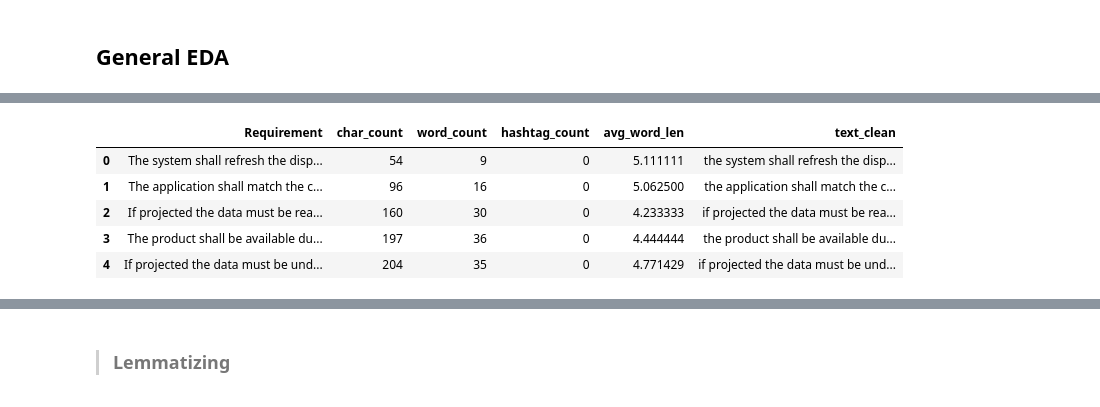
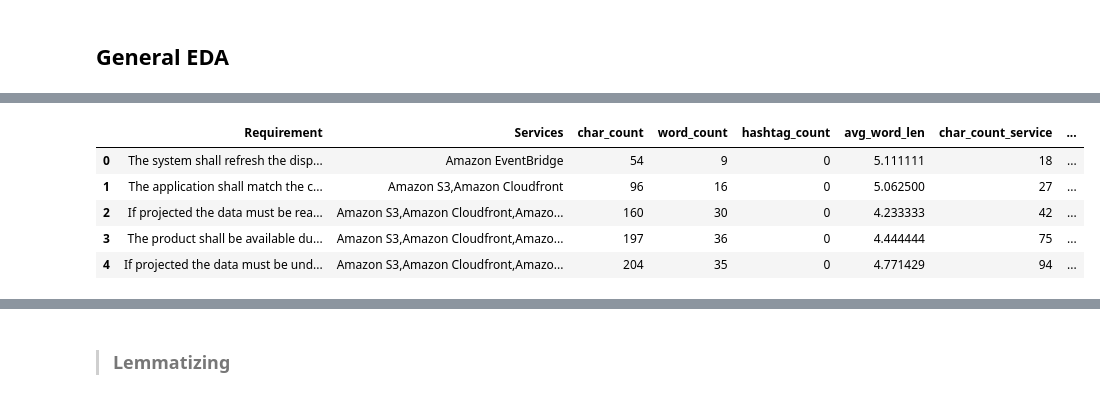
Before and after one commit to priyanshujha98/Cloud-Service-Recommender, a Jupyter notebook: code.ipynb, the cells around one changed output, grey strips where cells are left out. Drawn from its saved outputs; the diff is of its cells as text; code cells hidden in the pictures.

```diff
--- a/code.ipynb
+++ b/code.ipynb
@@ -36,6 +31,7 @@ final_df = pd.read_csv("./dataset/final_combined2.csv").reset_index()
 del final_df['Unnamed: 0']
 final_df = final_df.drop(['index'], axis=1)
 # %%
-final_df.dropna()
-final_df.describe()
+final_df=final_df.dropna()
+print(final_df.describe())
+final_df.shape
 # %% [output]
@@ -51,6 +54,7 @@ final_df.describe()
 from nltk.corpus import stopwords
 from nltk.tokenize import sent_tokenize
 # %%
+#*********For Requirements************
 # Character count
 final_df['char_count'] = final_df['Requirement'].map(lambda x: len(x))
 # Word counts
@@ -60,5 +64,15 @@ final_df["hashtag_count"] = final_df["Requirement"].map(lambda x: x.count("#"))
 # Average word length
 final_df["avg_word_len"] = final_df["Requirement"].map(lambda x: np.mean([len(w) for w in str(x).split()]))
 
+#**************For Services
+# Character count
+final_df['char_count_service'] = final_df['Services'].map(lambda x: len(x))
+# Word counts
+final_df["word_count_service"] = final_df["Services"].map(lambda x: len(x.split()))
+# String counts
+final_df["hashtag_count_service"] = final_df["Services"].map(lambda x: x.count("#"))
+# Average word length
+final_df["avg_word_len_service"] = final_df["Services"].map(lambda x: np.mean([len(w) for w in str(x).split()]))
+
 final_df.head(10)
 # %% [output]
@@ -95,14 +111,15 @@ def clean_text(text):
     return text
 # %%
 final_df["text_clean"] = final_df["Requirement"].map(lambda x: clean_text(x))
+final_df["text_clean_services"] = final_df["Services"].map(lambda x: x.lower())
 final_df.head()
 # %% [output]
-|  | Requirement | char_count | word_count | hashtag_count | avg_word_len | text_clean |
-| 0 | The system shall refresh the disp... | 54 | 9 | 0 | 5.111111 | the system shall refresh the disp... |
-| 1 | The application shall match the c... | 96 | 16 | 0 | 5.062500 | the application shall match the c... |
-| 2 | If projected the data must be rea... | 160 | 30 | 0 | 4.233333 | if projected the data must be rea... |
-| 3 | The product shall be available du... | 197 | 36 | 0 | 4.444444 | the product shall be available du... |
-| 4 | If projected the data must be und... | 204 | 35 | 0 | 4.771429 | if projected the data must be und... |
+|  | Requirement | Services | char_count | word_count | hashtag_count | avg_word_len | char_count_service | ... |
+| 0 | The system shall refresh the disp... | Amazon EventBridge | 54 | 9 | 0 | 5.111111 | 18 | ... |
+| 1 | The application shall match the c... | Amazon S3,Amazon Cloudfront | 96 | 16 | 0 | 5.062500 | 27 | ... |
+| 2 | If projected the data must be rea... | Amazon S3,Amazon Cloudfront,Amazo... | 160 | 30 | 0 | 4.233333 | 42 | ... |
+| 3 | The product shall be available du... | Amazon S3,Amazon Cloudfront,Amazo... | 197 | 36 | 0 | 4.444444 | 75 | ... |
+| 4 | If projected the data must be und... | Amazon S3,Amazon Cloudfront,Amazo... | 204 | 35 | 0 | 4.771429 | 94 | ... |
 # %%
 # For generating word cloud
 from wordcloud import WordCloud
```
Also changed, not shown: parts of 12 cells of this notebook, 2 other files.
